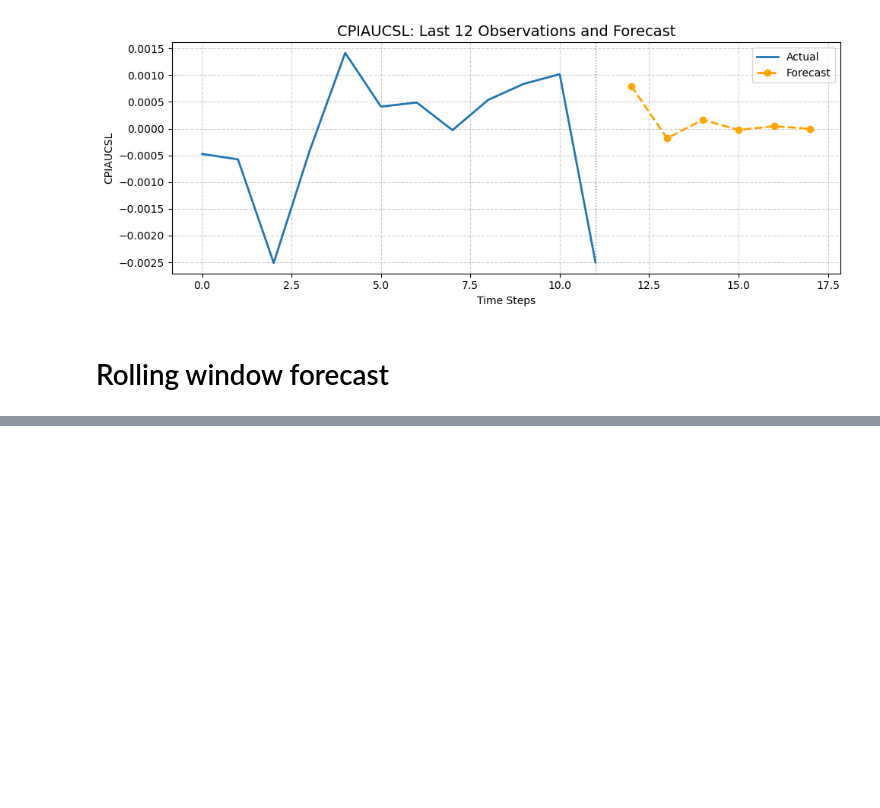
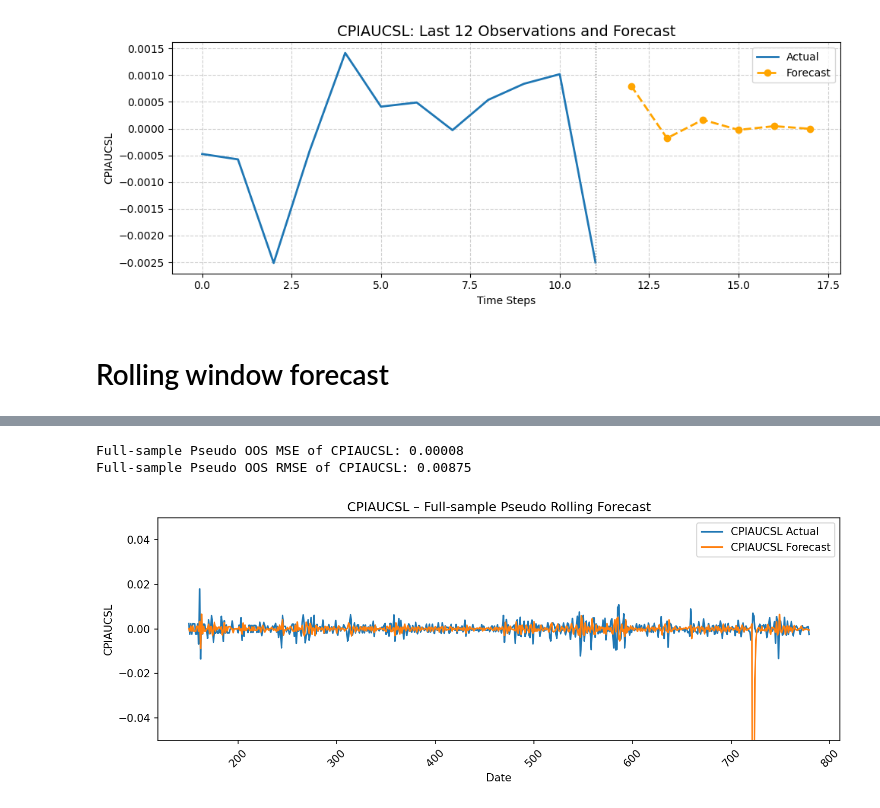
Before and after one commit to J0s3l0r1a/Final_ass., a Jupyter notebook: notebook-in-py.ipynb, the cells around one changed output, grey strips where cells are left out. Cells and saved outputs as stored; diff of their text form; code cells hidden in the pictures; blank space fills up the shorter version.

```diff
--- a/notebook-in-py.ipynb
+++ b/notebook-in-py.ipynb
@@ -624,0 +634,63 @@ simple_rolling_forecast(completed_df,'INDPRO',)
+# %%
+# Parametri principali
+h = 1  # forecast horizon
+target_var = 'CPIAUCSL'  # <-- variabile modificata
+initial_train_size = 150  # minimo richiesto per stimare il primo modello
+
+# Dataset completo (già imputato e trasformato)
+df = completed_df.copy()
+df = df.select_dtypes(include=[np.number])  # solo colonne numeriche
+
+# Imposta rolling test set
+num_oos = len(df) - initial_train_size
+dfm_forecast = pd.DataFrame()
+
+# Fit iniziale sul training
+trainset = df.iloc[:initial_train_size]
+model = sm.tsa.DynamicFactorMQ(endog=trainset, factors=1, factor_orders=1, idiosyncratic_ar1=True)
+results = model.fit(maxiter=100, disp=False)
+
+# Rolling expanding forecast su tutta la serie
+for i in range(initial_train_size, len(df), h):
+    current_endog = df.iloc[:i]
+
+    try:
+        rolled = results.apply(endog=current_endog)
+        forecast = rolled.forecast(steps=h)
+        dfm_forecast = pd.concat([dfm_forecast, forecast])
+    except Exception as e:
+        print(f"⚠️ Step {i}: {e}")
+        empty_row = pd.DataFrame([np.nan], index=[df.index[i]], columns=[target_var])
+        dfm_forecast = pd.concat([dfm_forecast, empty_row])
+
+# Serie osservata
+y_true = df.loc[dfm_forecast.index, target_var]
+y_pred = dfm_forecast[target_var]
+
+# Pulisci i NaN
+mask = (~y_true.isna()) & (~y_pred.isna())
+y_true = y_true[mask]
+y_pred = y_pred[mask]
+
+# Valutazione
+mse_val = mean_squared_error(y_true, y_pred)
+rmse_val = np.sqrt(mse_val)
+print(f'Full-sample Pseudo OOS MSE of {target_var}: {mse_val:.5f}')
+print(f'Full-sample Pseudo OOS RMSE of {target_var}: {rmse_val:.5f}')
+# %% [output]
+Full-sample Pseudo OOS MSE of CPIAUCSL: 0.00008
+Full-sample Pseudo OOS RMSE of CPIAUCSL: 0.00875
+# %%
+plt.figure(figsize=(10, 4), dpi=150)
+plt.plot(y_true.index, y_true.values, label=f'{target_var} Actual', color='tab:blue')
+plt.plot(y_pred.index, y_pred.values, label=f'{target_var} Forecast', color='tab:orange')
+plt.title(f'{target_var} – Full-sample Pseudo Rolling Forecast')
+plt.ylabel(target_var)
+plt.xlabel("Date")
+plt.xticks(rotation=45)
+plt.ylim(-0.05, 0.05)  # Zoom verticale attorno allo zero
+plt.legend()
+plt.tight_layout()
+plt.show()
+# %% [output]
+[figure, added]
```
Also changed, not shown: parts of 13 cells of this notebook.
